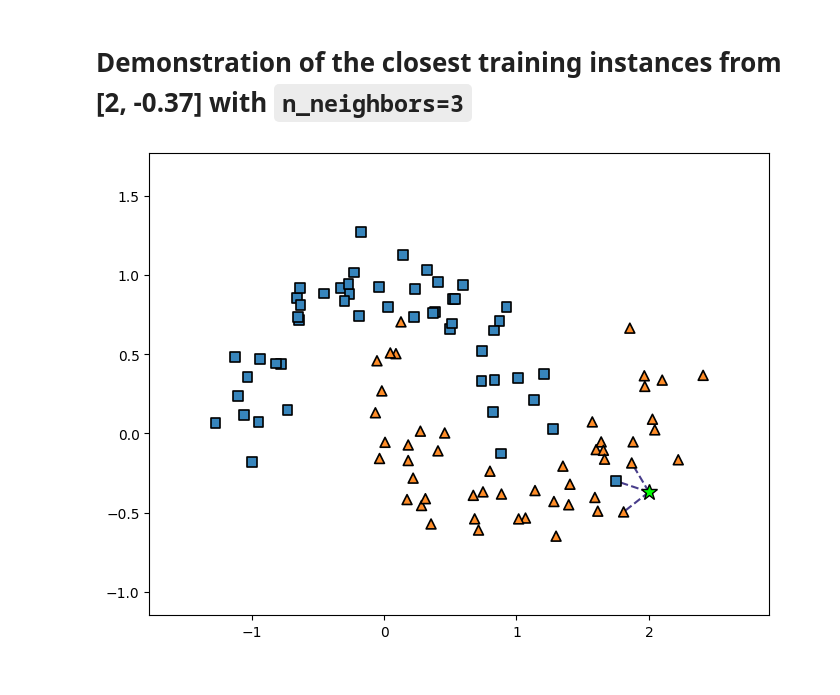
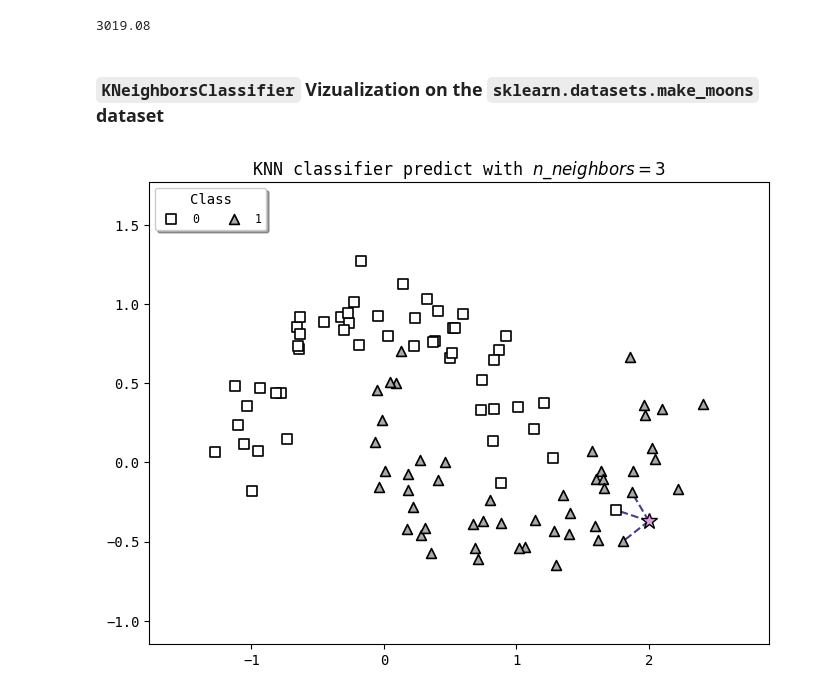
Before and after one commit to ben-my-to/mpitree, a Jupyter notebook: knn.ipynb, the cells around one changed output. Cells and saved outputs as stored; diff of their text form; code cells hidden in the pictures.

Commit message:
added new vizualization to knn notebook

```diff
--- a/knn.ipynb
+++ b/knn.ipynb
@@ -1,13 +1,16 @@
 # %%
 import numpy as np
+
+np.random.seed(42)
 
 from sklearn.base import BaseEstimator, ClassifierMixin, RegressorMixin
 from sklearn.metrics import accuracy_score, mean_squared_error, euclidean_distances
 from sklearn.utils.validation import check_array, check_is_fitted, check_X_y
+from sklearn.datasets import make_moons, load_iris, load_diabetes
+from sklearn.model_selection import train_test_split
 
 from scipy.stats import mode
 
 import matplotlib.pyplot as plt
-from matplotlib.colors import ListedColormap
 
-np.random.seed(42)
+plt.rcParams["font.family"] = "monospace"
@@ -180 +230,15 @@ class KNeighborsRegressor(BaseEstimator, RegressorMixin):
+# %%
+diabetes = load_diabetes()
+
+X_train, X_test, y_train, y_test = train_test_split(
+    diabetes.data, diabetes.target, test_size=0.2, random_state=42
+)
+
+regr = KNeighborsRegressor()
+regr.fit(X_train, y_train)
+regr.score(X_test, y_test).round(2)
+# %% [output]
+3019.08
+# %% [markdown]
+### `KNeighborsClassifier` Vizualization on the `sklearn.datasets.make_moons` dataset
 # %%
@@ -185,36 +247,59 @@ X, y = make_moons(n_samples=100, noise=0.15, random_state=42)
 # add noisy instance to existing dataset
 X = np.insert(X, 0, [[1.75, -0.3]], axis=0)
 y = np.insert(y, 0, [0], axis=0)
-# %% [markdown]
-# Demonstration of the closest training instances from [2, -0.37] with `n_neighbors=3`
 # %%
-pallete = ['#3785bc', '#ff8d28']
-
 x_min, x_max = X[:, 0].min() - 0.5, X[:, 0].max() + 0.5
 y_min, y_max = X[:, 1].min() - 0.5, X[:, 1].max() + 0.5
 
 n_neighbors = 3
-test_point = np.array([[2., -0.37]])
-
-# _________________________________________________________________
+test_point = np.array([[2.0, -0.37]])
 
 plt.figure(figsize=(8, 6))
 
-plt.scatter(X[y == 0, 0], X[y == 0, 1], c=y[y == 0], s=50, linewidth=1.2, cmap=ListedColormap(pallete[0]), marker="s", edgecolors='k', zorder=2)
-plt.scatter(X[y == 1, 0], X[y == 1, 1], c=y[y == 1], s=50, linewidth=1.2, cmap=ListedColormap(pallete[1]), marker="^", edgecolors='k', zorder=2)
-
-plt.plot(test_point[0, 0], test_point[0, 1], marker="*", markersize=12, markeredgecolor="k", markerfacecolor="lime", zorder=2)
+plt.scatter(
+    X[y == 0, 0],
+    X[y == 0, 1],
+    c="w",
+    s=50,
+    linewidth=1.2,
+    marker="s",
+    edgecolors="k",
+    label=0,
+    zorder=2,
+)
+plt.scatter(
+    X[y == 1, 0],
+    X[y == 1, 1],
+    c="darkgray",
+    s=50,
+    linewidth=1.2,
+    marker="^",
+    edgecolors="k",
+    label=1,
+    zorder=2,
+)
+plt.plot(
+    test_point[0, 0],
+    test_point[0, 1],
+    marker="*",
+    markersize=12,
+    markeredgecolor="k",
+    markerfacecolor="plum",
+    zorder=2,
+)
 
 closest = np.argsort(euclidean_distances(X, test_point), axis=0)[:n_neighbors]
 neighbors = X[closest.ravel()]
 
 for xx in neighbors:
     z = zip(test_point.reshape(-1), xx)
-    plt.plot(*z, c='darkslateblue', linestyle='--', linewidth=1.5, zorder=1)
+    plt.plot(*z, c="darkslateblue", linestyle="--", linewidth=1.5, zorder=1)
 
 plt.xlim(x_min, x_max)
 plt.ylim(y_min, y_max)
 
+plt.title(f"KNN classifier predict with $n\_neighbors={n_neighbors}$")
+plt.legend(title="Class", loc="upper left", fontsize="small", ncols=2, shadow=True)
 plt.show()
 # %% [output]
-[figure, old version]
+[figure, new version]
```
Also changed, not shown: parts of 15 cells of this notebook, 2 other files.
